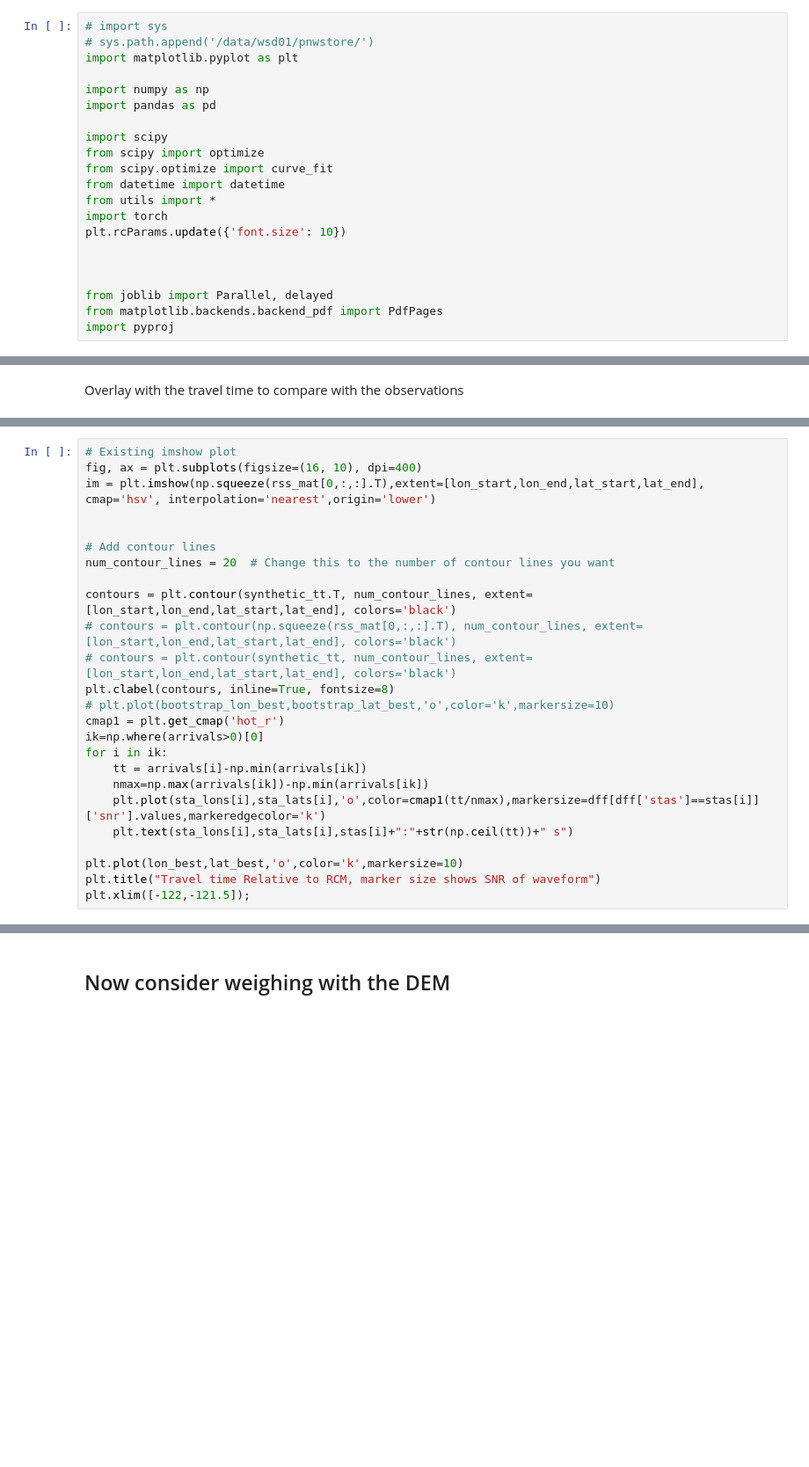
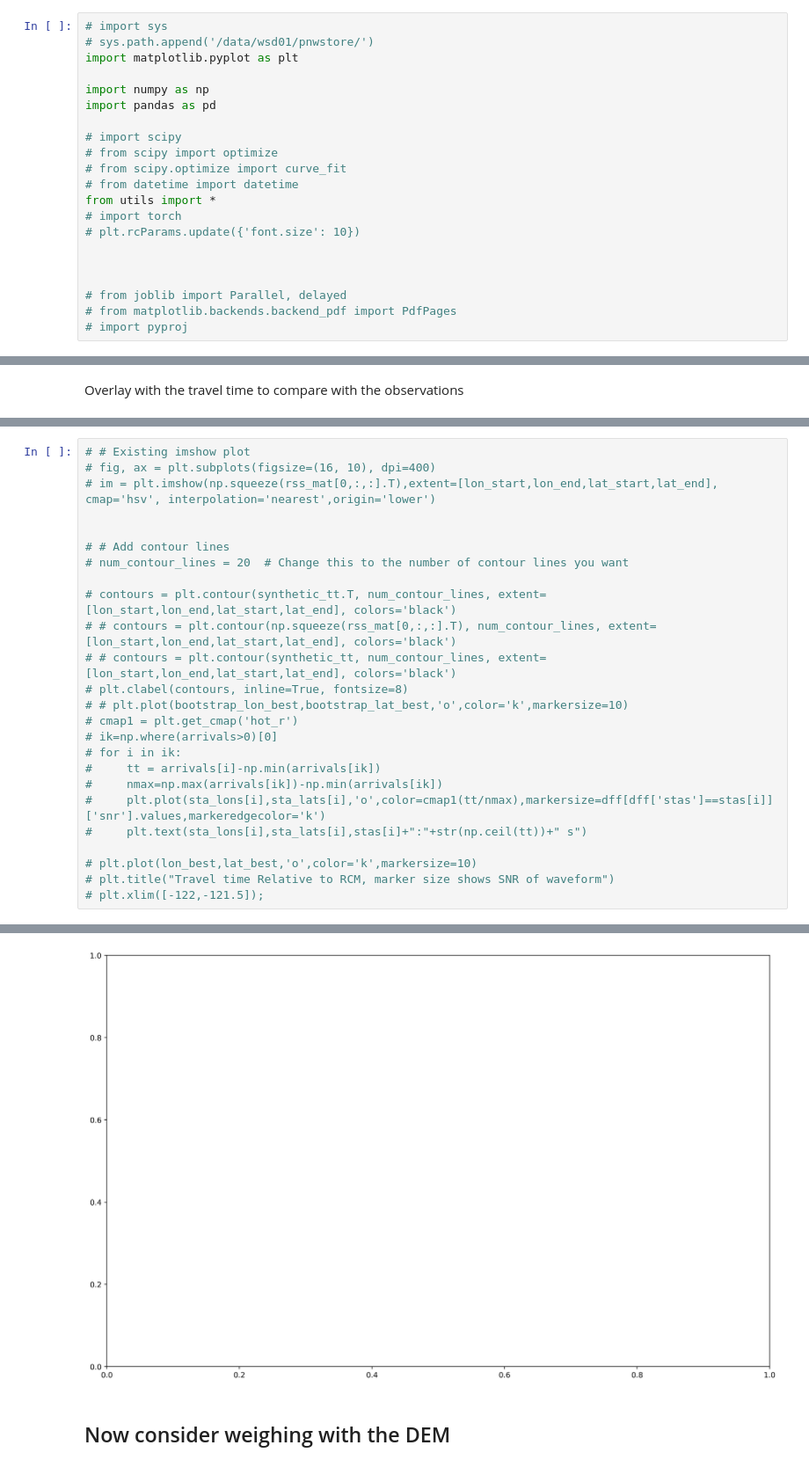
Before and after one commit to Denolle-Lab/surface_events, a Jupyter notebook: src/su_location_MORA.ipynb, the cells around one changed output, grey strips where cells are left out. Shown: that part at 88% size. Cells and saved outputs as stored; diff of their text form; blank space fills up the shorter version.

```diff
--- a/src/su_location_MORA.ipynb
+++ b/src/su_location_MORA.ipynb
@@ -12,16 +12,16 @@ import matplotlib.pyplot as plt
 import numpy as np
 import pandas as pd
 
-import scipy
-from scipy import optimize
-from scipy.optimize import curve_fit
-from datetime import datetime
+# import scipy
+# from scipy import optimize
+# from scipy.optimize import curve_fit
+# from datetime import datetime
 from utils import *
-import torch
-plt.rcParams.update({'font.size': 10})
+# import torch
+# plt.rcParams.update({'font.size': 10})
 
 
 
-from joblib import Parallel, delayed
-from matplotlib.backends.backend_pdf import PdfPages
-import pyproj
+# from joblib import Parallel, delayed
+# from matplotlib.backends.backend_pdf import PdfPages
+# import pyproj
@@ -196,25 +235,26 @@ for i in range(len(x_coords)):
 # %%
-# Existing imshow plot
-fig, ax = plt.subplots(figsize=(16, 10), dpi=400)
-im = plt.imshow(np.squeeze(rss_mat[0,:,:].T),extent=[lon_start,lon_end,lat_start,lat_end], cmap='hsv', interpolation='nearest',origin='lower')
+# # Existing imshow plot
+# fig, ax = plt.subplots(figsize=(16, 10), dpi=400)
+# im = plt.imshow(np.squeeze(rss_mat[0,:,:].T),extent=[lon_start,lon_end,lat_start,lat_end], cmap='hsv', interpolation='nearest',origin='lower')
 
 
-# Add contour lines
-num_contour_lines = 20  # Change this to the number of contour lines you want
+# # Add contour lines
+# num_contour_lines = 20  # Change this to the number of contour lines you want
 
-contours = plt.contour(synthetic_tt.T, num_contour_lines, extent=[lon_start,lon_end,lat_start,lat_end], colors='black')
-# contours = plt.contour(np.squeeze(rss_mat[0,:,:].T), num_contour_lines, extent=[lon_start,lon_end,lat_start,lat_end], colors='black')
-# contours = plt.contour(synthetic_tt, num_contour_lines, extent=[lon_start,lon_end,lat_start,lat_end], colors='black')
-plt.clabel(contours, inline=True, fontsize=8)
-# plt.plot(bootstrap_lon_best,bootstrap_lat_best,'o',color='k',markersize=10)
-cmap1 = plt.get_cmap('hot_r')
-ik=np.where(arrivals>0)[0]
-for i in ik:
-    tt = arrivals[i]-np.min(arrivals[ik])
-    nmax=np.max(arrivals[ik])-np.min(arrivals[ik])
-    plt.plot(sta_lons[i],sta_lats[i],'o',color=cmap1(tt/nmax),markersize=dff[dff['stas']==stas[i]]['snr'].values,markeredgecolor='k')
-    plt.text(sta_lons[i],sta_lats[i],stas[i]+":"+str(np.ceil(tt))+" s")
+# contours = plt.contour(synthetic_tt.T, num_contour_lines, extent=[lon_start,lon_end,lat_start,lat_end], colors='black')
+# # contours = plt.contour(np.squeeze(rss_mat[0,:,:].T), num_contour_lines, extent=[lon_start,lon_end,lat_start,lat_end], colors='black')
+# # contours = plt.contour(synthetic_tt, num_contour_lines, extent=[lon_start,lon_end,lat_start,lat_end], colors='black')
+# plt.clabel(contours, inline=True, fontsize=8)
+# # plt.plot(bootstrap_lon_best,bootstrap_lat_best,'o',color='k',markersize=10)
+# cmap1 = plt.get_cmap('hot_r')
+# ik=np.where(arrivals>0)[0]
+# for i in ik:
+#     tt = arrivals[i]-np.min(arrivals[ik])
+#     nmax=np.max(arrivals[ik])-np.min(arrivals[ik])
+#     plt.plot(sta_lons[i],sta_lats[i],'o',color=cmap1(tt/nmax),markersize=dff[dff['stas']==stas[i]]['snr'].values,markeredgecolor='k')
+#     plt.text(sta_lons[i],sta_lats[i],stas[i]+":"+str(np.ceil(tt))+" s")
 
-plt.plot(lon_best,lat_best,'o',color='k',markersize=10)
-plt.title("Travel time Relative to RCM, marker size shows SNR of waveform")
-plt.xlim([-122,-121.5]);
+# plt.plot(lon_best,lat_best,'o',color='k',markersize=10)
+# plt.title("Travel time Relative to RCM, marker size shows SNR of waveform")
+# plt.xlim([-122,-121.5]);
+# %% [output]
@@ -221,3 +262,4 @@ plt.xlim([-122,-121.5]);
+[figure, added]
 # %% [markdown]
 ## Now consider weighing with the DEM
 # %%
```
Also changed, not shown: parts of 23 cells of this notebook, 3 other files.
